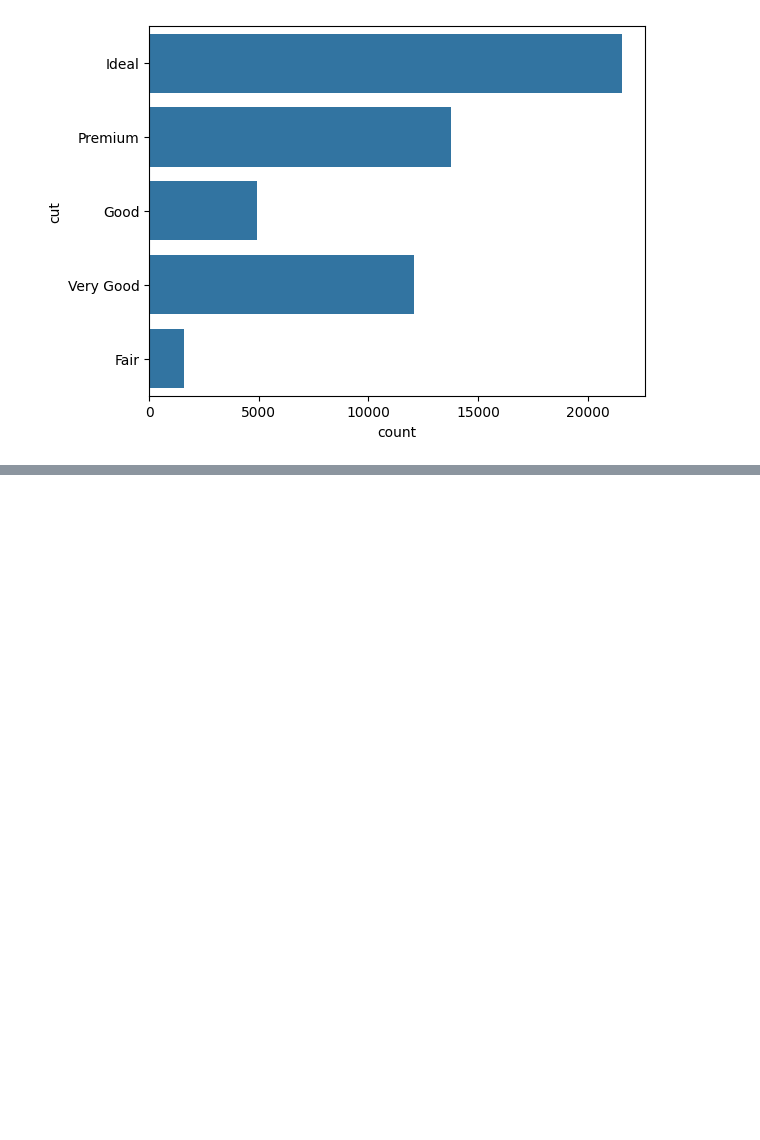
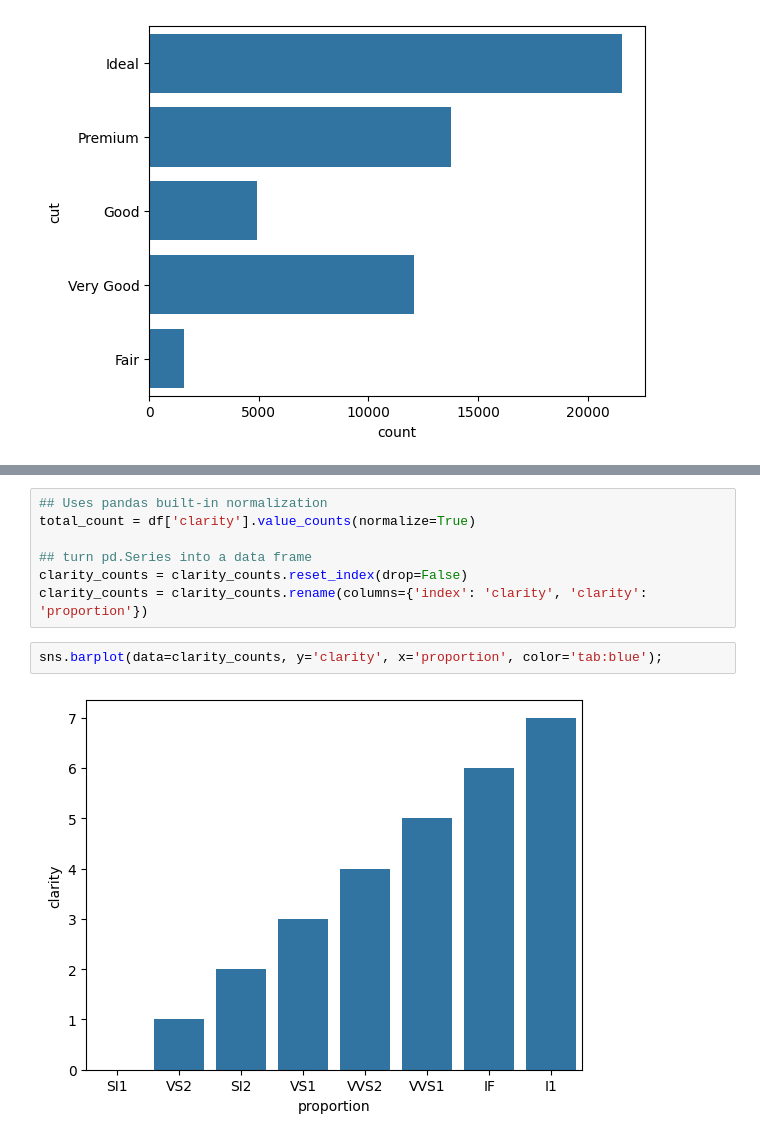
Before and after one commit to sondosaabed/Data-Visualization-with-Matplotlib-and-Seaborn, a Jupyter notebook: L3-Univariate-Exploration-of-Data.ipynb, the cells around one changed output, grey strips where cells are left out. Cells and saved outputs as stored; diff of their text form; blank space fills up the shorter version.

```diff
--- a/L3-Univariate-Exploration-of-Data.ipynb
+++ b/L3-Univariate-Exploration-of-Data.ipynb
@@ -135,0 +157,11 @@ sns.countplot(data=df, y='cut', color='tab:blue');
+# %%
+## Uses pandas built-in normalization
+total_count = df['clarity'].value_counts(normalize=True)
+
+## turn pd.Series into a data frame
+clarity_counts = clarity_counts.reset_index(drop=False)
+clarity_counts = clarity_counts.rename(columns={'index': 'clarity', 'clarity': 'proportion'})
+# %%
+sns.barplot(data=clarity_counts, y='clarity', x='proportion', color='tab:blue');
+# %% [output]
+[figure, added]
```
Also changed, not shown: parts of 5 cells of this notebook.
